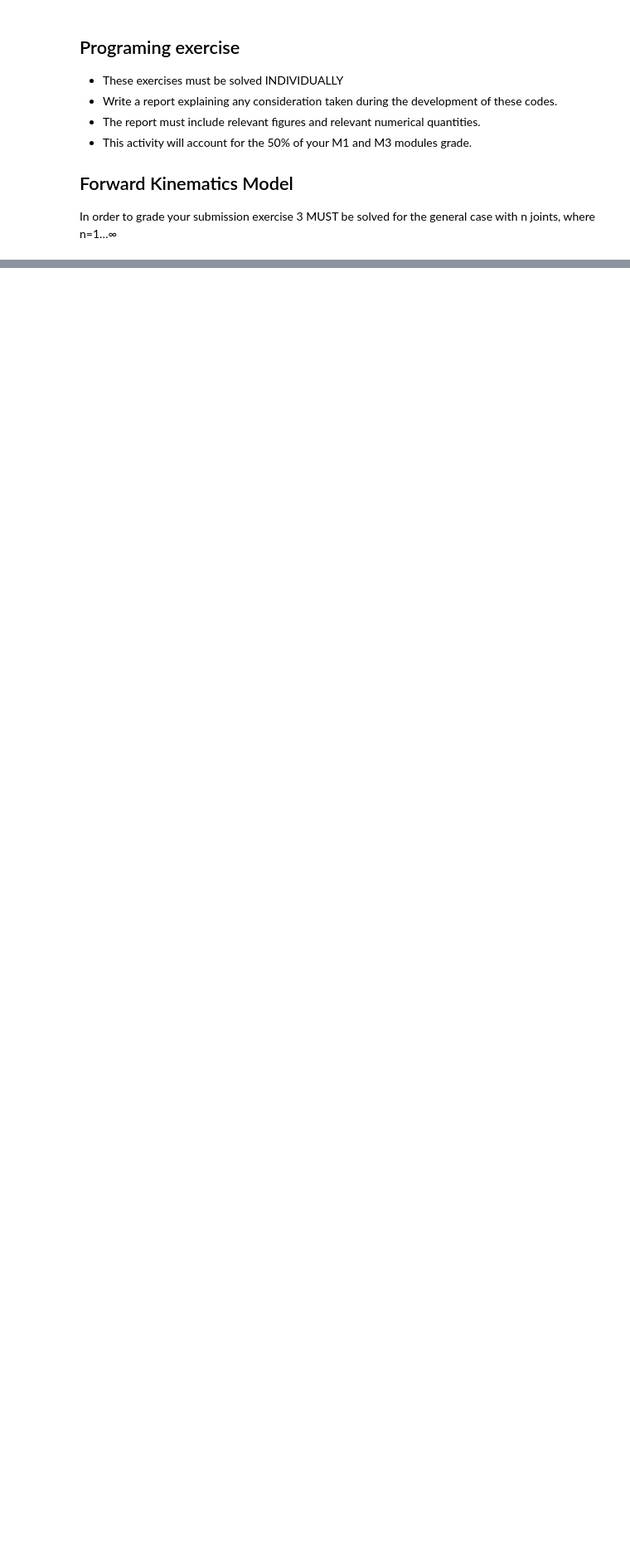
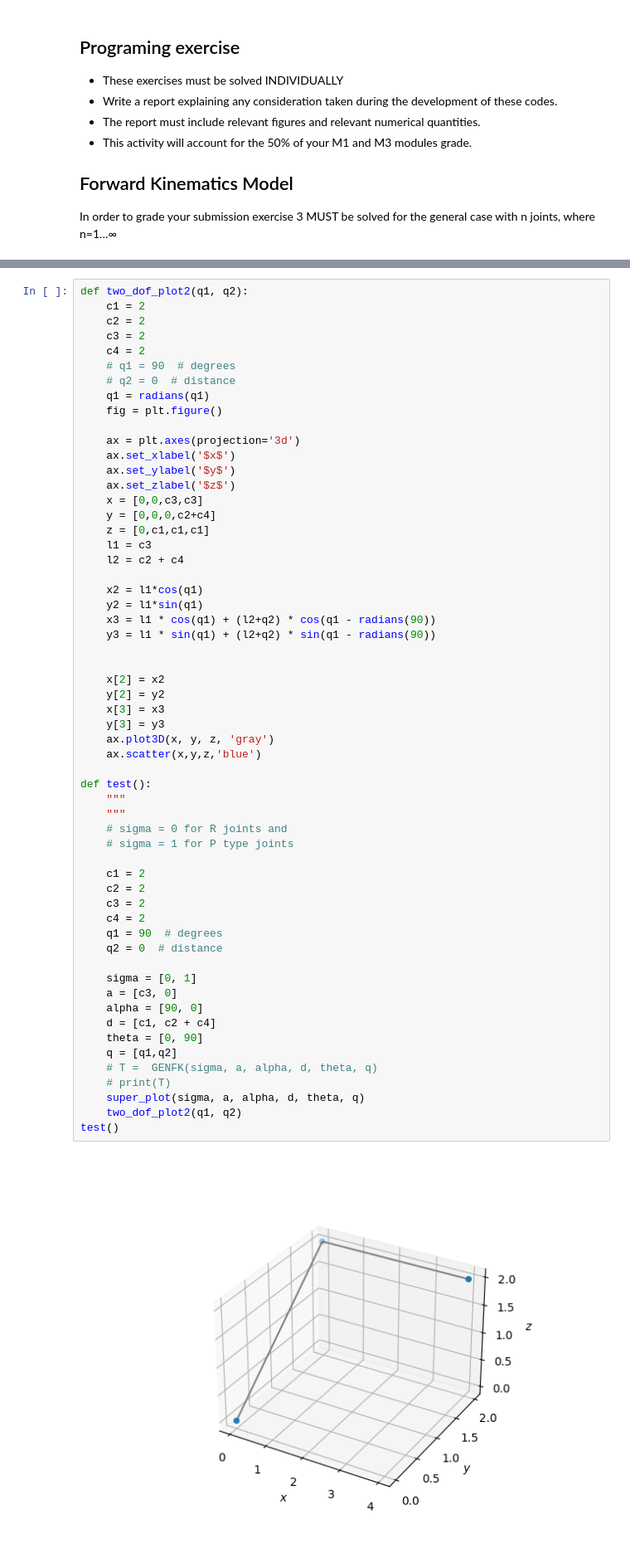
Before and after one commit to iiarroyo/robotics_101, a Jupyter notebook: Forward_kinematiks.ipynb, the cells around one changed output, grey strips where cells are left out. Shown: that part at 83% size. Cells and saved outputs as stored; diff of their text form; blank space fills up the shorter version.

```diff
--- a/Forward_kinematiks.ipynb
+++ b/Forward_kinematiks.ipynb
@@ -37,0 +202,60 @@ Use GENFK to write the FK of the 2DOF RP robot seen in class. Suitably modify th
+# %%
+def two_dof_plot2(q1, q2):
+    c1 = 2
+    c2 = 2
+    c3 = 2
+    c4 = 2
+    # q1 = 90  # degrees
+    # q2 = 0  # distance
+    q1 = radians(q1)
+    fig = plt.figure()
+
+    ax = plt.axes(projection='3d')
+    ax.set_xlabel('$x$')
+    ax.set_ylabel('$y$')
+    ax.set_zlabel('$z$')
+    x = [0,0,c3,c3]
+    y = [0,0,0,c2+c4]
+    z = [0,c1,c1,c1]
+    l1 = c3
+    l2 = c2 + c4
+
+    x2 = l1*cos(q1)
+    y2 = l1*sin(q1)
+    x3 = l1 * cos(q1) + (l2+q2) * cos(q1 - radians(90))
+    y3 = l1 * sin(q1) + (l2+q2) * sin(q1 - radians(90))
+
+
+    x[2] = x2
+    y[2] = y2
+    x[3] = x3
+    y[3] = y3
+    ax.plot3D(x, y, z, 'gray')
+    ax.scatter(x,y,z,'blue')
+
+def test():
+    """
+    """
+    # sigma = 0 for R joints and
+    # sigma = 1 for P type joints
+
+    c1 = 2
+    c2 = 2
+    c3 = 2
+    c4 = 2
+    q1 = 90  # degrees
+    q2 = 0  # distance
+
+    sigma = [0, 1]
+    a = [c3, 0]
+    alpha = [90, 0]
+    d = [c1, c2 + c4]
+    theta = [0, 90]
+    q = [q1,q2]
+    # T =  GENFK(sigma, a, alpha, d, theta, q)
+    # print(T)
+    super_plot(sigma, a, alpha, d, theta, q)
+    two_dof_plot2(q1, q2)
+test()
+# %% [output]
+[figure, added]
```
Also changed, not shown: parts of 16 cells of this notebook, 3 other files.
